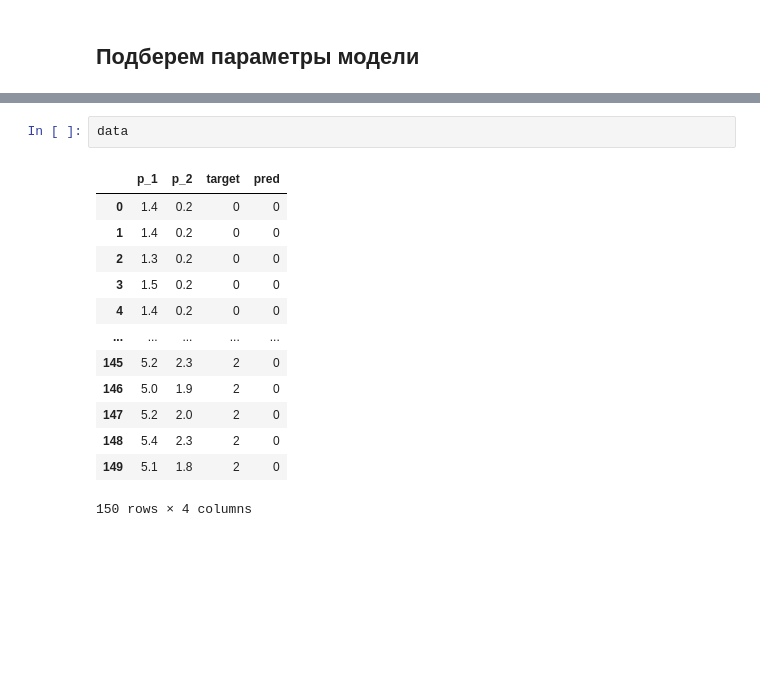
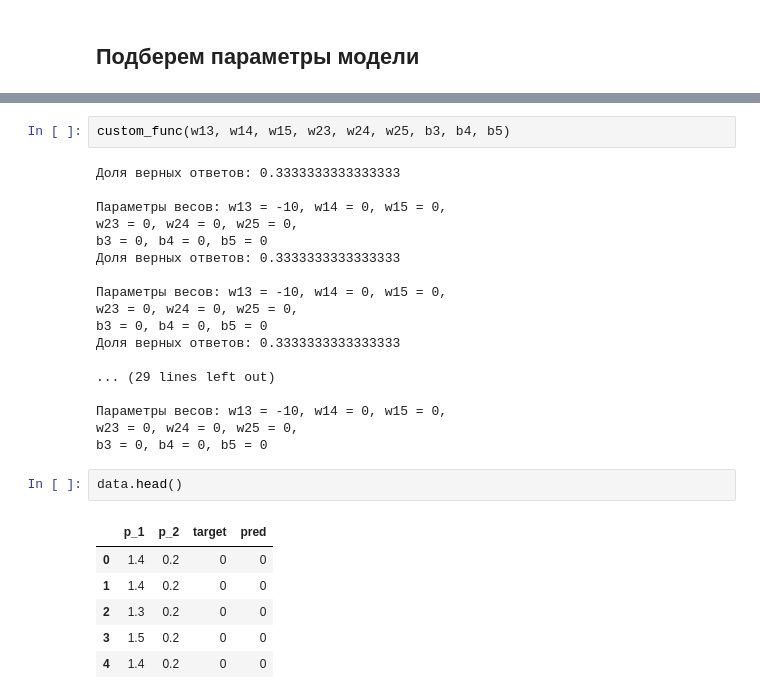
Before and after one commit to sqrt495/tips-and-tricks, a Jupyter notebook: NN_basic.ipynb, the cells around one changed output, grey strips where cells are left out. Cells and saved outputs as stored; diff of their text form; blank space fills up the shorter version.

```diff
--- a/NN_basic.ipynb
+++ b/NN_basic.ipynb
@@ -132,16 +233,29 @@ interactive(children=(FloatSlider(value=0.0, description='w13', max=10.0, min=-1
+# %%
+custom_func(w13, w14, w15, w23, w24, w25, b3, b4, b5)
+# %% [output]
+Доля верных ответов: 0.3333333333333333
+
+Параметры весов: w13 = -10, w14 = 0, w15 = 0,
+w23 = 0, w24 = 0, w25 = 0,
+b3 = 0, b4 = 0, b5 = 0
+Доля верных ответов: 0.3333333333333333
+
+Параметры весов: w13 = -10, w14 = 0, w15 = 0,
+w23 = 0, w24 = 0, w25 = 0,
+b3 = 0, b4 = 0, b5 = 0
+Доля верных ответов: 0.3333333333333333
+
+... (29 lines left out)
+
+Параметры весов: w13 = -10, w14 = 0, w15 = 0,
+w23 = 0, w24 = 0, w25 = 0,
+b3 = 0, b4 = 0, b5 = 0
 # %%
-data
+data.head()
 # %% [output]
 |  | p_1 | p_2 | target | pred |
 | 0 | 1.4 | 0.2 | 0 | 0 |
 | 1 | 1.4 | 0.2 | 0 | 0 |
 | 2 | 1.3 | 0.2 | 0 | 0 |
 | 3 | 1.5 | 0.2 | 0 | 0 |
 | 4 | 1.4 | 0.2 | 0 | 0 |
-| ... | ... | ... | ... | ... |
-| 145 | 5.2 | 2.3 | 2 | 0 |
-| 146 | 5.0 | 1.9 | 2 | 0 |
-| 147 | 5.2 | 2.0 | 2 | 0 |
-| 148 | 5.4 | 2.3 | 2 | 0 |
-| 149 | 5.1 | 1.8 | 2 | 0 |
-150 rows × 4 columns
```
Also changed, not shown: parts of 11 cells of this notebook, 1 other file.
